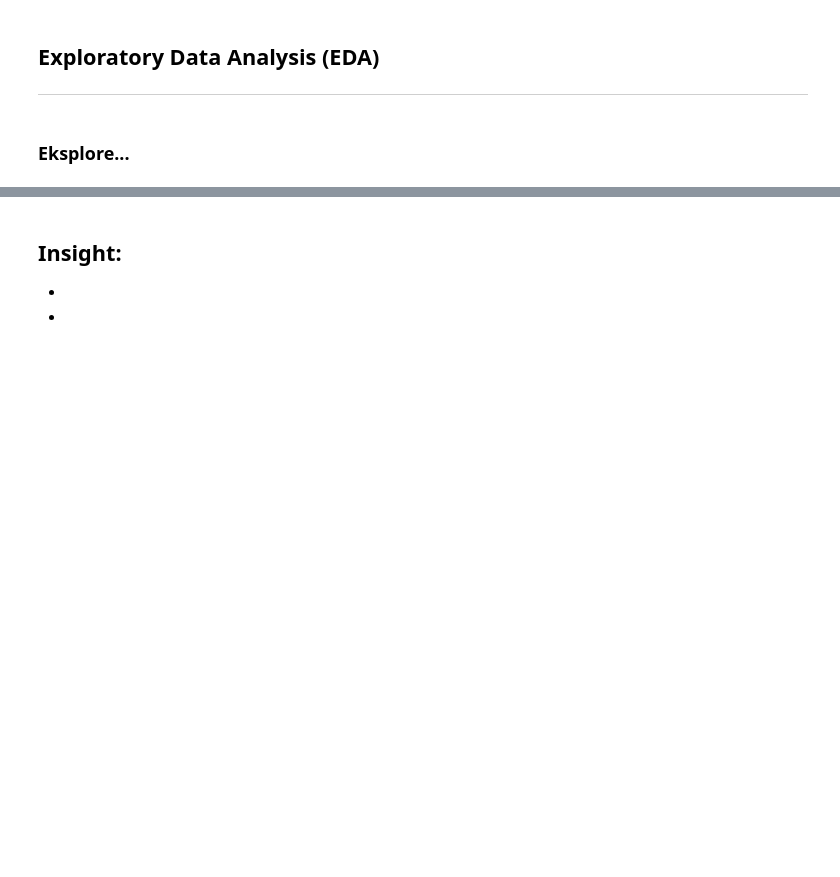
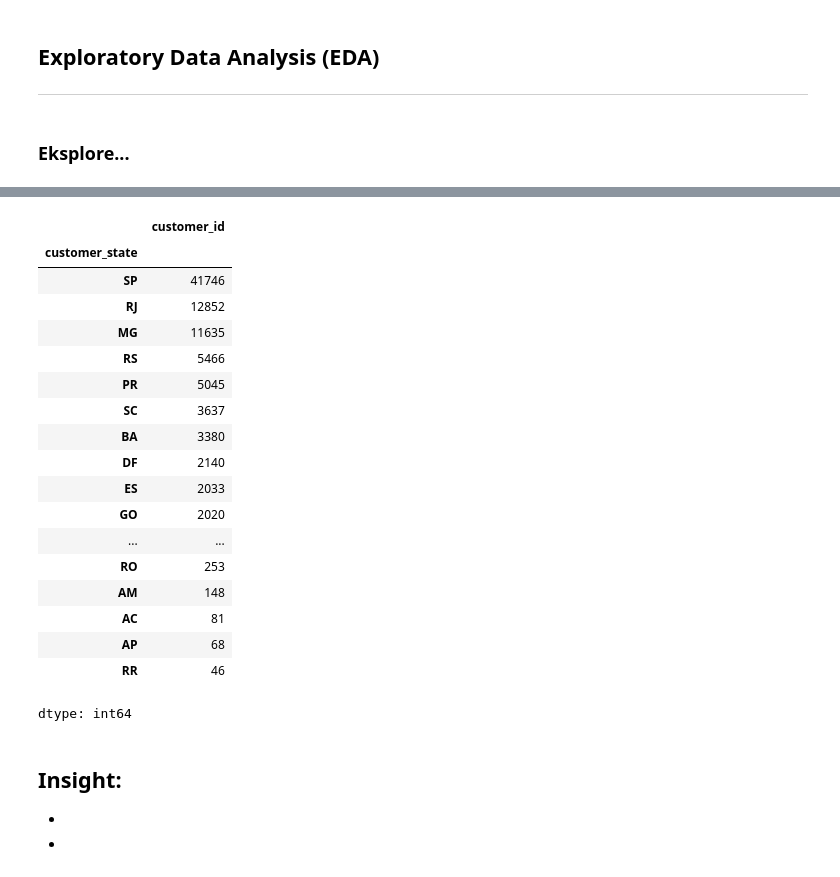
Before and after one commit to ralik45/E-Commerce-Analysis, a Jupyter notebook: Submission.ipynb, the cells around one changed output, grey strips where cells are left out. Drawn from its saved outputs; the diff is of its cells as text; code cells hidden in the pictures; blank space fills up the shorter version.

```diff
--- a/Submission.ipynb
+++ b/Submission.ipynb
@@ -964,3 +1016,25 @@ _____
+# %%
+customers_df.groupby(by="customer_state").customer_id.nunique().sort_values(ascending=False)
+# %% [output]
+|  | customer_id |
+| customer_state |  |
+| SP | 41746 |
+| RJ | 12852 |
+| MG | 11635 |
+| RS | 5466 |
+| PR | 5045 |
+| SC | 3637 |
+| BA | 3380 |
+| DF | 2140 |
+| ES | 2033 |
+| GO | 2020 |
+| ... | ... |
+| RO | 253 |
+| AM | 148 |
+| AC | 81 |
+| AP | 68 |
+| RR | 46 |
+dtype: int64
 # %% [markdown]
 **Insight:**
 -
```
Also changed, not shown: parts of 17 cells of this notebook.
